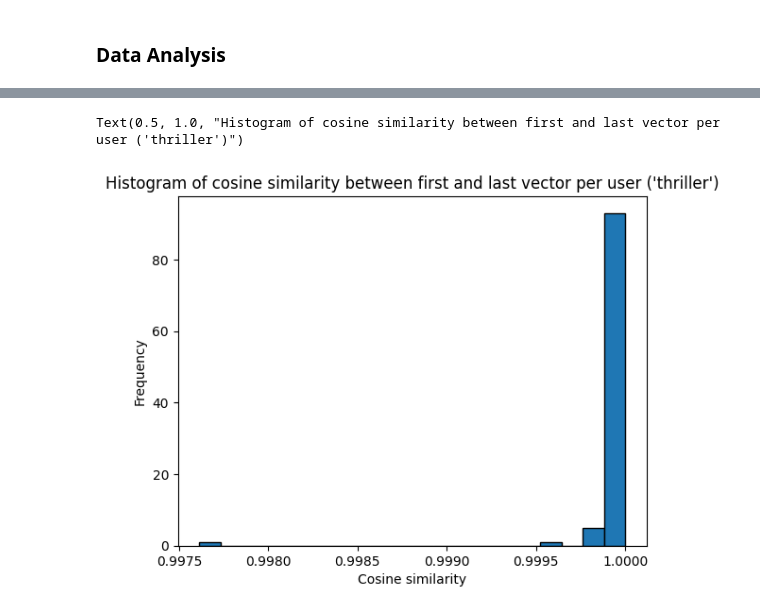
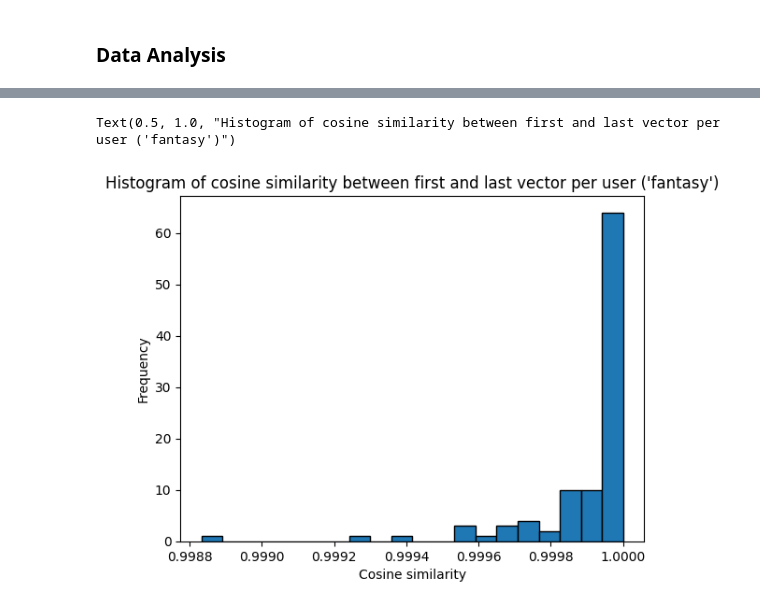
Before and after one commit to jamonbri/master_thesis, a Jupyter notebook: project/model_simulation.ipynb, the cells around one changed output, grey strips where cells are left out. Cells and saved outputs as stored; diff of their text form; code cells hidden in the pictures.

Commit message:
add plots

```diff
--- a/project/model_simulation.ipynb
+++ b/project/model_simulation.ipynb
@@ -71,7 +69,7 @@ df raw storedexecuted.
 # %%
 # Initialize 'thriller' model
 
-rec_sys_thriller = RecommenderSystemModel(n_users=100, dummy=False, steps=250, priority="thriller", seed=123)
+rec_sys_fantasy = RecommenderSystemModel(n_users=100, dummy=False, steps=200, priority="fantasy", seed=12345)
 # %% [output]
 Initializing model...
 
@@ -94,6 +90,6 @@ df items stored
 df users stored
 # %%
-# Run 'thriller' model
+# Run 'fantasy' model
 
-rec_sys_thriller.run_model()
+rec_sys_fantasy.run_model()
 # %% [output]
@@ -141,19 +138,19 @@ Text(0.5, 1.0, 'Histogram of cosine similarity between first and last vector per
 # %%
-# Get vector differences for 'thriller' model
+# Get vector differences for 'fantasy' model
 
-results_filepath_thriller = [filepath for filepath in rec_sys_thriller.csv_filepaths if filepath.split("/")[-1].startswith("run")]
-df_vector_diff_thriller = rec_sys_thriller.results.get_vector_diff_df(results_filepath_thriller[0])
+results_filepath_fantasy = [filepath for filepath in rec_sys_fantasy.csv_filepaths if filepath.split("/")[-1].startswith("run")]
+df_vector_diff_fantasy = rec_sys_fantasy.results.get_vector_diff_df(results_filepath_fantasy[0])
 # %%
-# Plot vector differences for 'thriller' model
+# Plot vector differences for 'fantasy' model
 
-df_vector_diff_thriller["vector_diff"].hist(
+df_vector_diff_fantasy["vector_diff"].hist(
     bins=20,
     grid=False,
     edgecolor="black"
 )
 plt.xlabel("Cosine similarity")
 plt.ylabel("Frequency")
-plt.title("Histogram of cosine similarity between first and last vector per user ('thriller')")
+plt.title("Histogram of cosine similarity between first and last vector per user ('fantasy')")
 # %% [output]
-Text(0.5, 1.0, "Histogram of cosine similarity between first and last vector per user ('thriller')")
+Text(0.5, 1.0, "Histogram of cosine similarity between first and last vector per user ('fantasy')")
-[figure, old version]
+[figure, new version]
```
Also changed, not shown: parts of 8 cells of this notebook, 3 other files.
